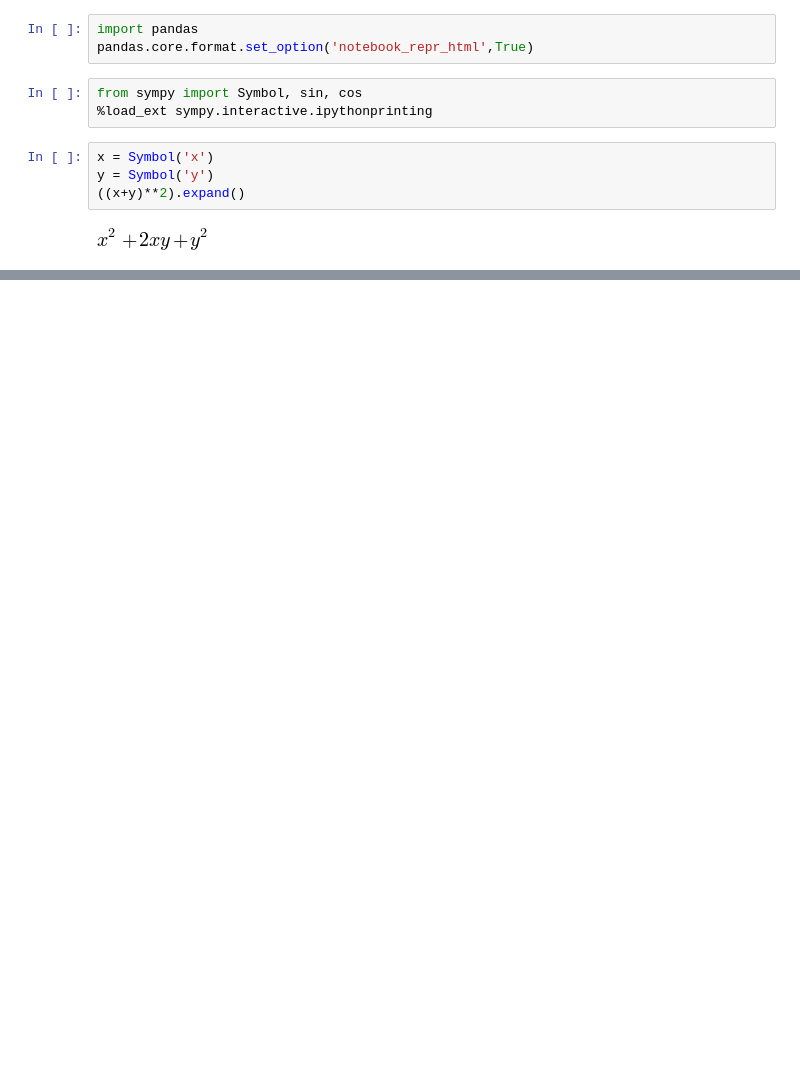
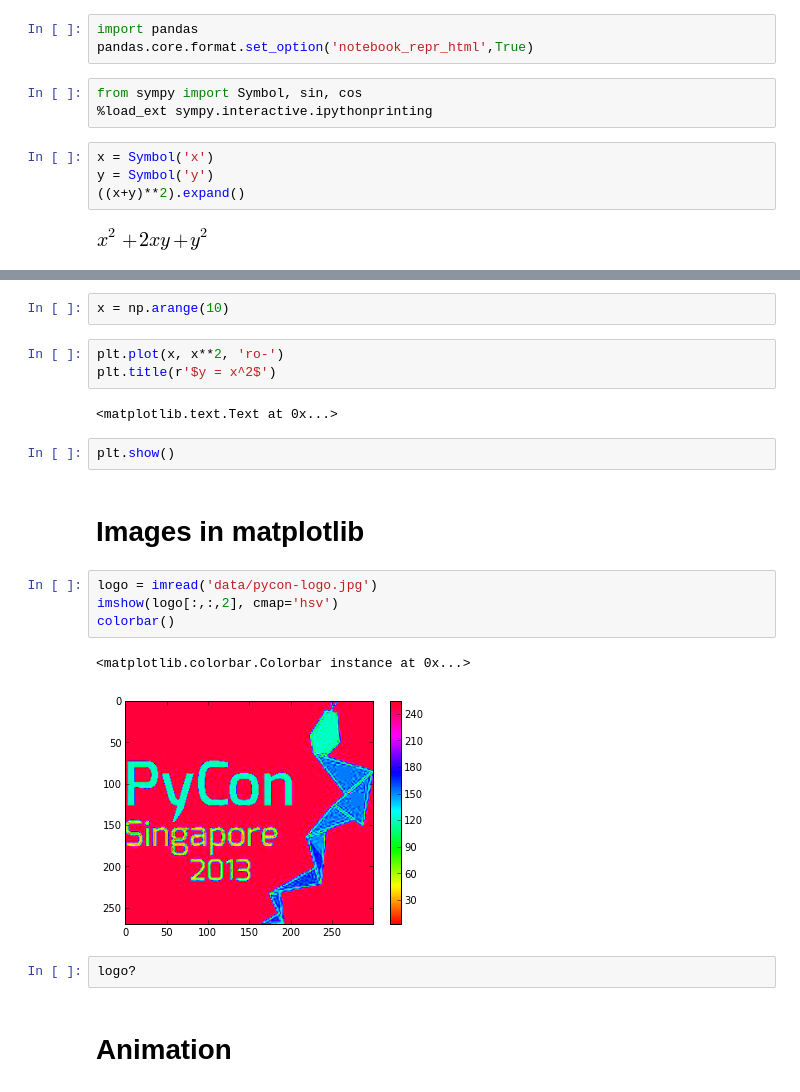
Before and after one commit to vanzaj/pyconsg2013-tut, a Jupyter notebook: ipynb/sandbox.ipynb, the cells around one changed output, grey strips where cells are left out. Cells and saved outputs as stored; diff of their text form; blank space fills up the shorter version.

```diff
--- a/ipynb/sandbox.ipynb
+++ b/ipynb/sandbox.ipynb
@@ -34,0 +53,22 @@ y = Symbol('y')
+# %%
+x = np.arange(10)
+# %%
+plt.plot(x, x**2, 'ro-')
+plt.title(r'$y = x^2$')
+# %% [output]
+<matplotlib.text.Text at 0x...>
+# %%
+plt.show()
+# %% [markdown]
+# Images in matplotlib
+# %%
+logo = imread('data/pycon-logo.jpg')
+imshow(logo[:,:,2], cmap='hsv')
+colorbar()
+# %% [output]
+<matplotlib.colorbar.Colorbar instance at 0x...>
+[figure, added]
+# %%
+logo?
+# %% [markdown]
+# Animation
```
Also changed, not shown: parts of 10 cells of this notebook, 3 other files.
